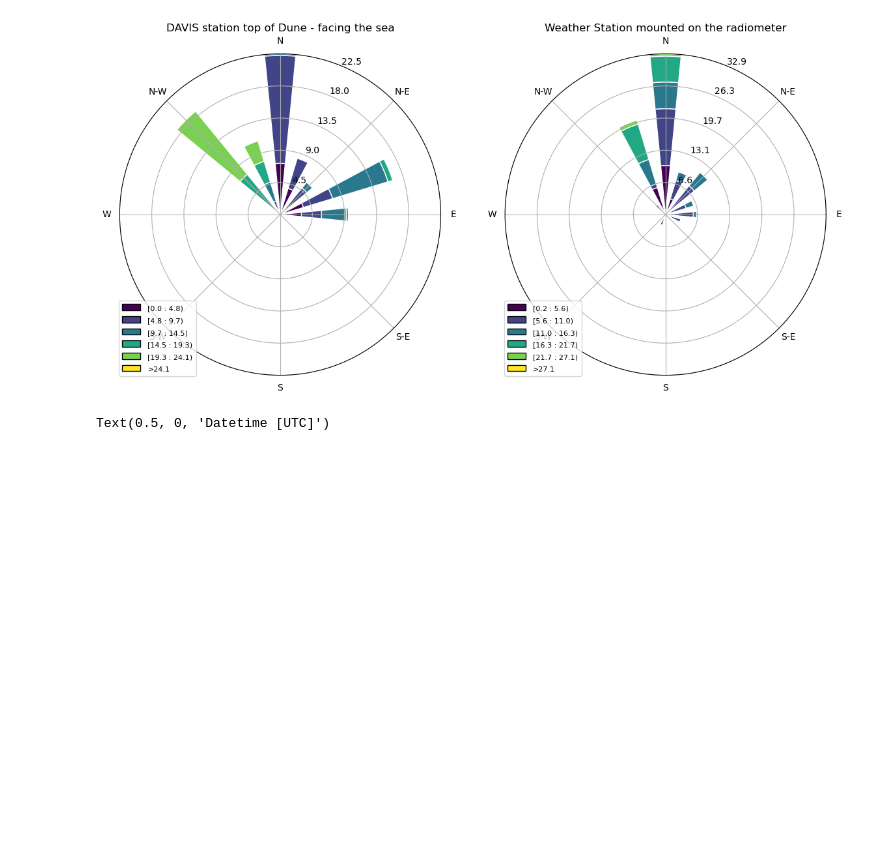
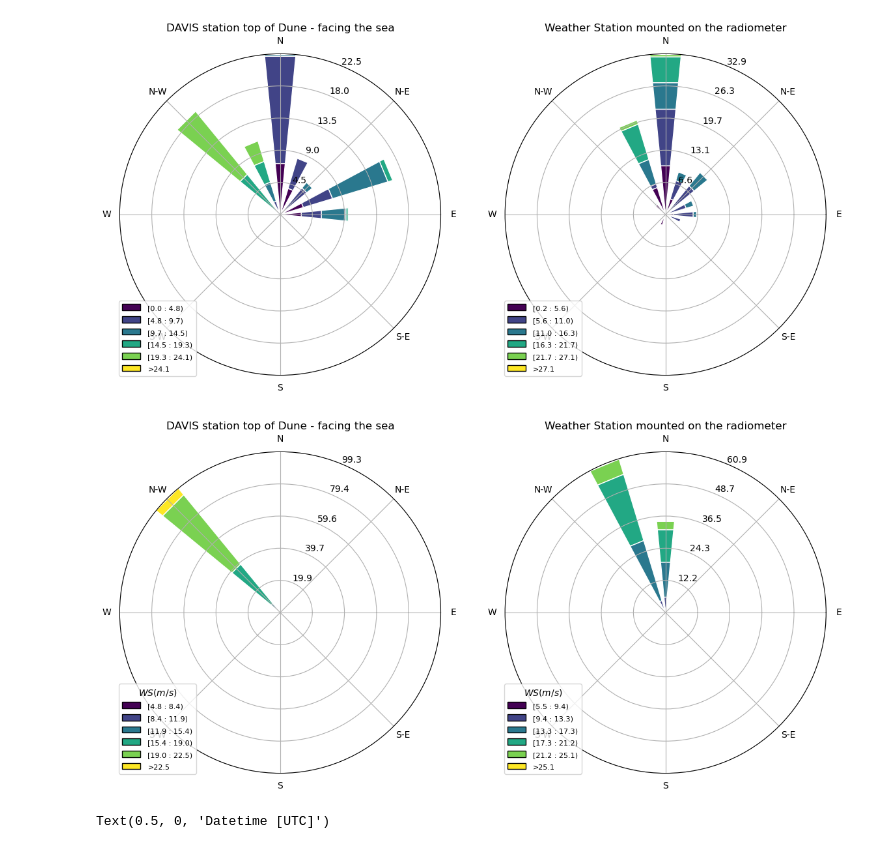
Before and after one commit to nefelita/Fieldwork, a Jupyter notebook: Nef.ipynb, the cells around one changed output. Cells and saved outputs as stored; diff of their text form; code cells hidden in the pictures; blank space fills up the shorter version.

```diff
--- a/Nef.ipynb
+++ b/Nef.ipynb
@@ -595,4 +615,28 @@ ax1.set_title('DAVIS station top of Dune - facing the sea')
 plt.show()
 # %% [output]
 [figure]
+# %%
+##singling out the western sea winds
+
+indexer_3 = ((DAVIS.windDir > 225) & (DAVIS.windDir < 325))   ## western wind direction
+indexer_3 = indexer_3.compute()
+humid = DAVIS.where(indexer_3, drop=True)
+time_check = humid.time.values
+
+MET_from_sea = MET.sel(time=(time_check), method='nearest')  ## choosing the simultaneus measurements at the radiometer WS
+
+## plots
+
+fig, (ax1, ax2) = plt.subplots(nrows=1, ncols=2, subplot_kw=dict(projection='windrose'), figsize=(14, 7))
+
+ax1.bar(humid.windDir,humid.windSpeed*3.6, normed=True, opening=0.5, edgecolor='white')
+ax1.set_legend(title=r"$WS (m/s)$")
+ax1.set_title('DAVIS station top of Dune - facing the sea')
+
+ax2.bar(MET_from_sea.Surf_WD,MET_from_sea.Surf_WS, normed=True, opening=0.5, edgecolor='white')
+ax2.set_legend(title=r"$WS (m/s)$")
+ax2.set_title('Weather Station mounted on the radiometer')
+plt.show()
+# %% [output]
+[figure, added]
 # %%
```
Also changed, not shown: parts of 5 cells of this notebook.
